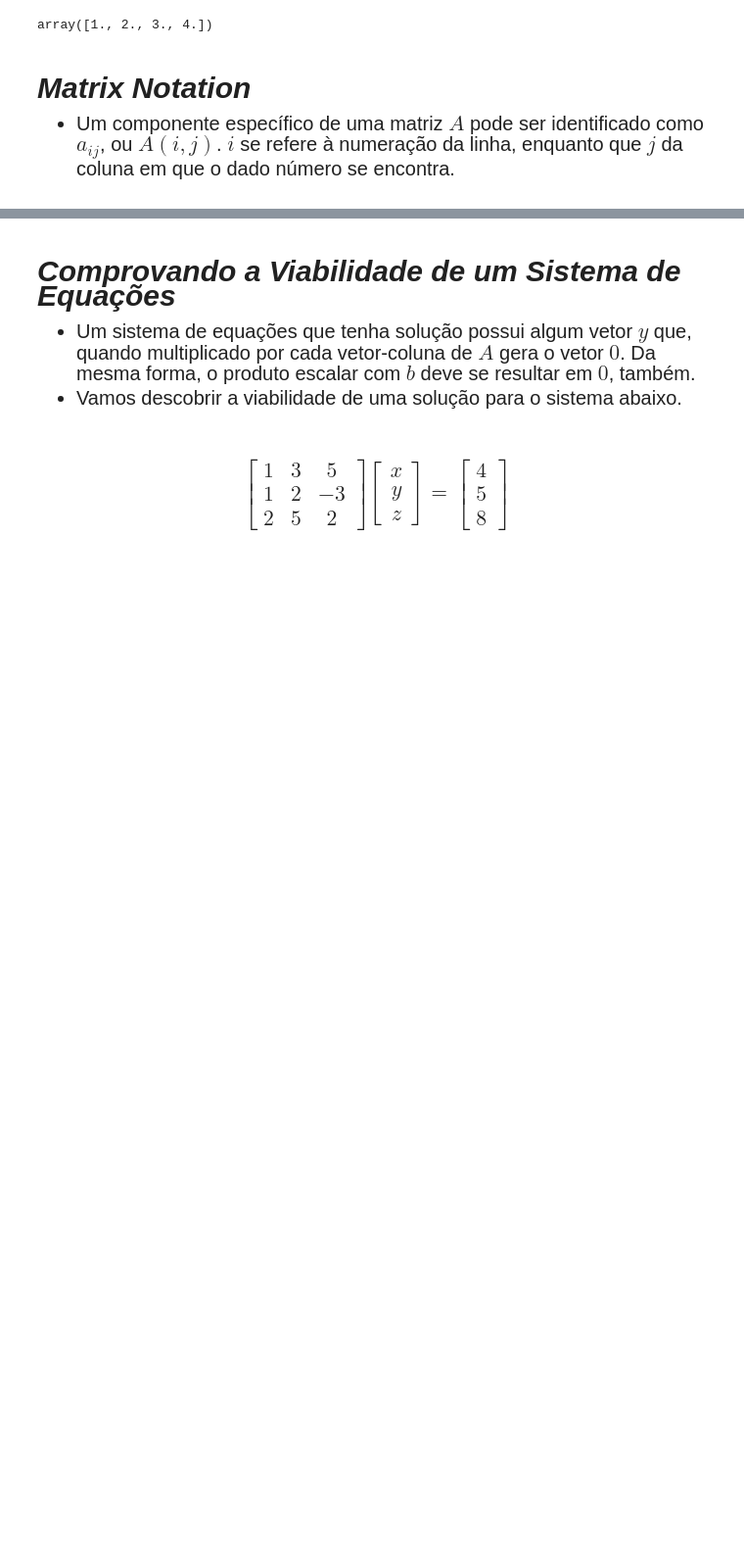
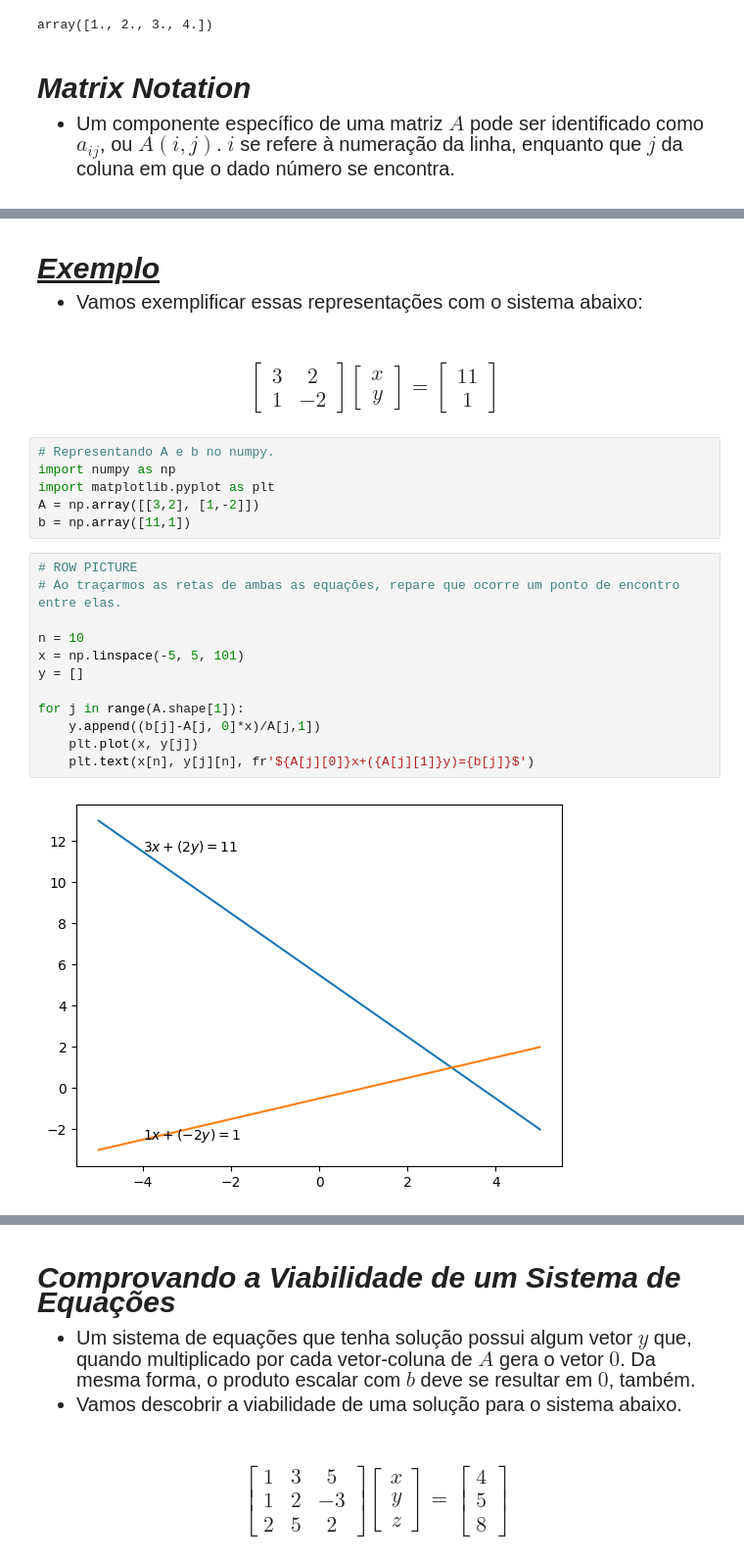
Before and after one commit to felipesveiga/linear-algebra, a Jupyter notebook: 02-linear-equations.ipynb, the cells around one changed output, grey strips where cells are left out. Shown: that part at 98% size. Drawn from its saved outputs; the diff is of its cells as text; blank space fills up the shorter version.

```diff
--- a/02-linear-equations.ipynb
+++ b/02-linear-equations.ipynb
@@ -124,0 +140,47 @@ array([1., 2., 3., 4.])
+# %% [markdown]
+<h4 style='font-size:30px;font-style:italic;text-decoration:underline'> Exemplo</h4>
+<div>
+    <ul style='font-size:20px'>
+        <li>
+            Vamos exemplificar essas representações com o sistema abaixo:
+        </li>
+     </ul>
+</div>
+# %% [markdown]
+<center style='font-size:20px;margin-top:20px'>
+                 $$
+                \begin{bmatrix}
+                3 & 2 \\
+                1 & -2
+                \end{bmatrix}
+                \begin{bmatrix}
+                x \\
+                y
+                \end{bmatrix}
+                =
+                \begin{bmatrix}
+                11 \\
+                1
+                \end{bmatrix}
+                $$
+</center>
+# %%
+# Representando A e b no numpy.
+import numpy as np
+import matplotlib.pyplot as plt
+A = np.array([[3,2], [1,-2]])
+b = np.array([11,1])
+# %%
+# ROW PICTURE
+# Ao traçarmos as retas de ambas as equações, repare que ocorre um ponto de encontro entre elas.
+
+n = 10
+x = np.linspace(-5, 5, 101)
+y = []
+
+for j in range(A.shape[1]):
+    y.append((b[j]-A[j, 0]*x)/A[j,1])
+    plt.plot(x, y[j])
+    plt.text(x[n], y[j][n], fr'${A[j][0]}x+({A[j][1]}y)={b[j]}$')
+# %% [output]
+[figure, added]
```
Also changed, not shown: parts of 5 cells of this notebook.
